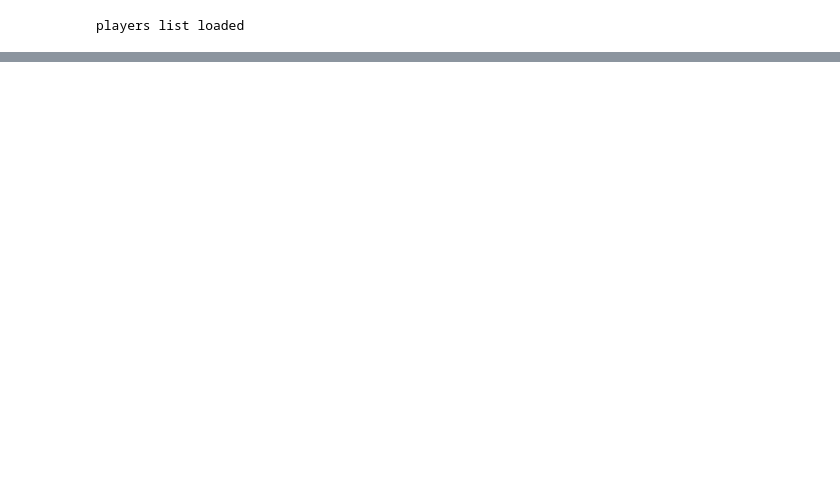
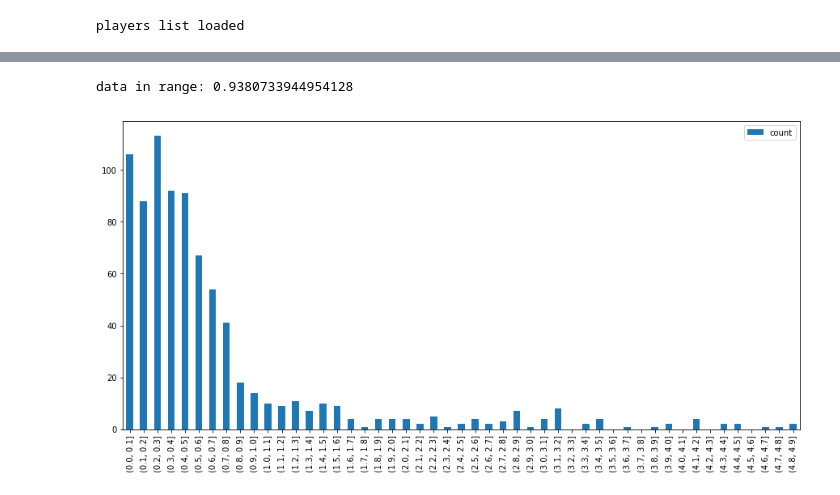
Before and after one commit to wonderui/Hoop_Fantasy, a Jupyter notebook: nba_seer-0.1/0_test_seer.ipynb, the cells around one changed output, grey strips where cells are left out. Saved outputs shown, nothing was run; the diff lists cells and outputs as text; code cells hidden in the pictures; blank space fills up the shorter version.

Commit message:
upgrade location affect

```diff
--- a/nba_seer-0.1/0_test_seer.ipynb
+++ b/nba_seer-0.1/0_test_seer.ipynb
@@ -159,0 +158,28 @@ players_t.sort_values('ACT_SCO')
+# %%
+def location_eff(game_stats_logs, row):
+    player_id = row['PERSON_ID']
+    game_id_o = row['GAME_ID'][3:5] + row['GAME_ID'][:3] + row['GAME_ID'][-5:]
+    player_stats_logs = game_stats_logs[game_stats_logs['PLAYER_ID'] == player_id].sort_values('GAME_ID_O')
+    player_stats_home = player_stats_logs[(player_stats_logs['LOCATION'] == 'HOME') &
+                                          (player_stats_logs['MINS'].notnull()) &
+                                          (player_stats_logs['GAME_ID_O'] < game_id_o)].tail(20)
+    home_score_20 = get_score_36(player_stats_home)[0]
+    player_stats_away = player_stats_logs[(player_stats_logs['LOCATION'] == 'AWAY') &
+                                          (player_stats_logs['MINS'].notnull()) &
+                                          (player_stats_logs['GAME_ID_O'] < game_id_o)].tail(20)
+    away_score_20 = get_score_36(player_stats_away)[0]
+    player_stats_all = player_stats_logs[(player_stats_logs['MINS'].notnull()) &
+                                         (player_stats_logs['GAME_ID_O'] < game_id_o)].tail(40)
+    recent_score_40 = get_score_36(player_stats_all)[0]
+    return home_score_20 / recent_score_40, away_score_20 / recent_score_40
+# %%
+players_t_1 = players_t.copy()
+players_t_1['home_eff'] = players_t_1.apply(lambda x: location_eff(game_stats_logs, x)[0], axis=1)
+players_t_1['away_eff'] = players_t_1.apply(lambda x: location_eff(game_stats_logs, x)[1], axis=1)
+players_t_1['EXP_SCO'] = players_t_1.apply(lambda x: x['EXP_SCO'] * x['home_eff'] if x['Location'] == 'HOME'
+                                           else x['EXP_SCO'] * x['away_eff'],
+                                           axis=1)
+players_t_1['ACT_SCO'] = players_t_1.apply(get_score, axis = 1)
+players_t_1['SCO_DIFF'] = players_t_1['EXP_SCO'] - players_t_1['ACT_SCO']
+players_t_1['SCO_DIFF_PCT'] = players_t_1['SCO_DIFF'] / players_t_1['ACT_SCO']
+print('test data loaded!')
@@ -181,0 +244,5 @@ data in range: 0.9633699633699634
+# %%
+diff_distribution(players_t_1, 5, 0.1)
+# %% [output]
+data in range: 0.9380733944954128
+[figure, added]
```
Also changed, not shown: parts of 15 cells of this notebook, 4 other files.
